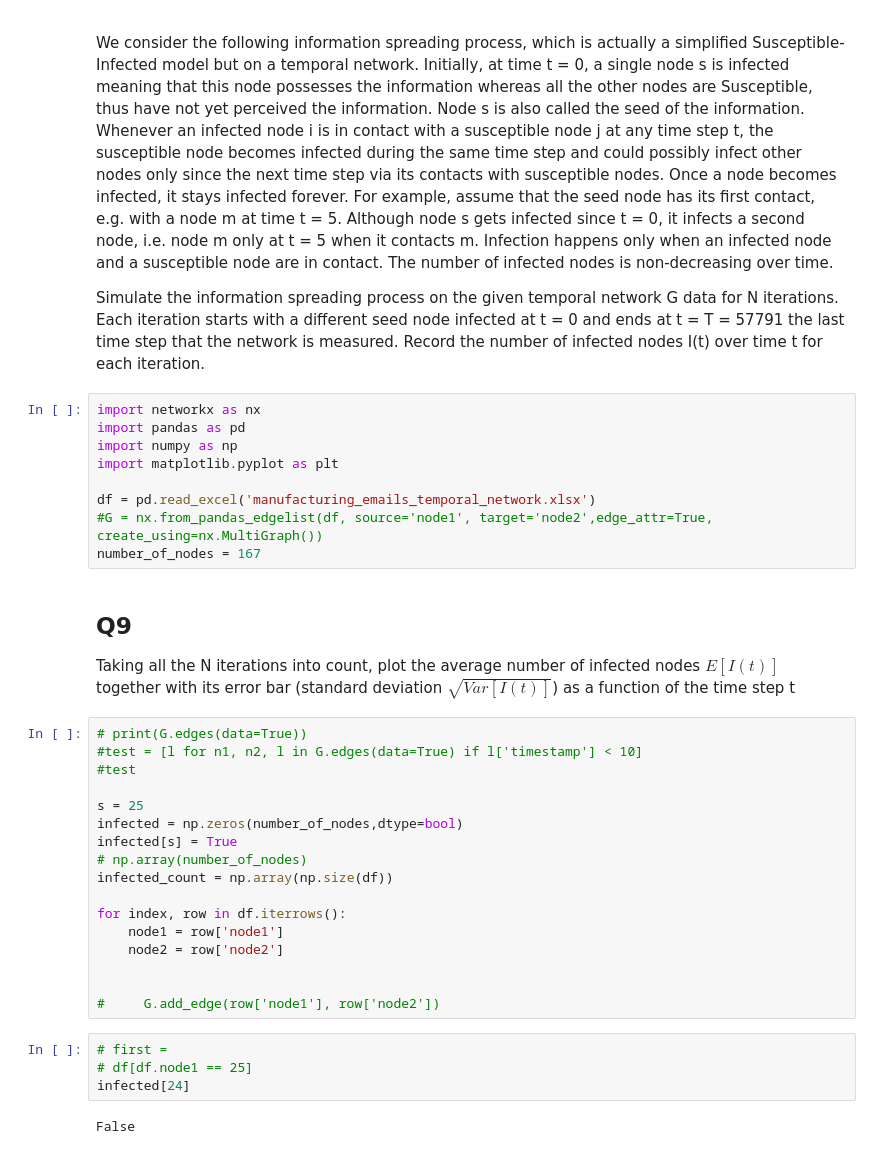
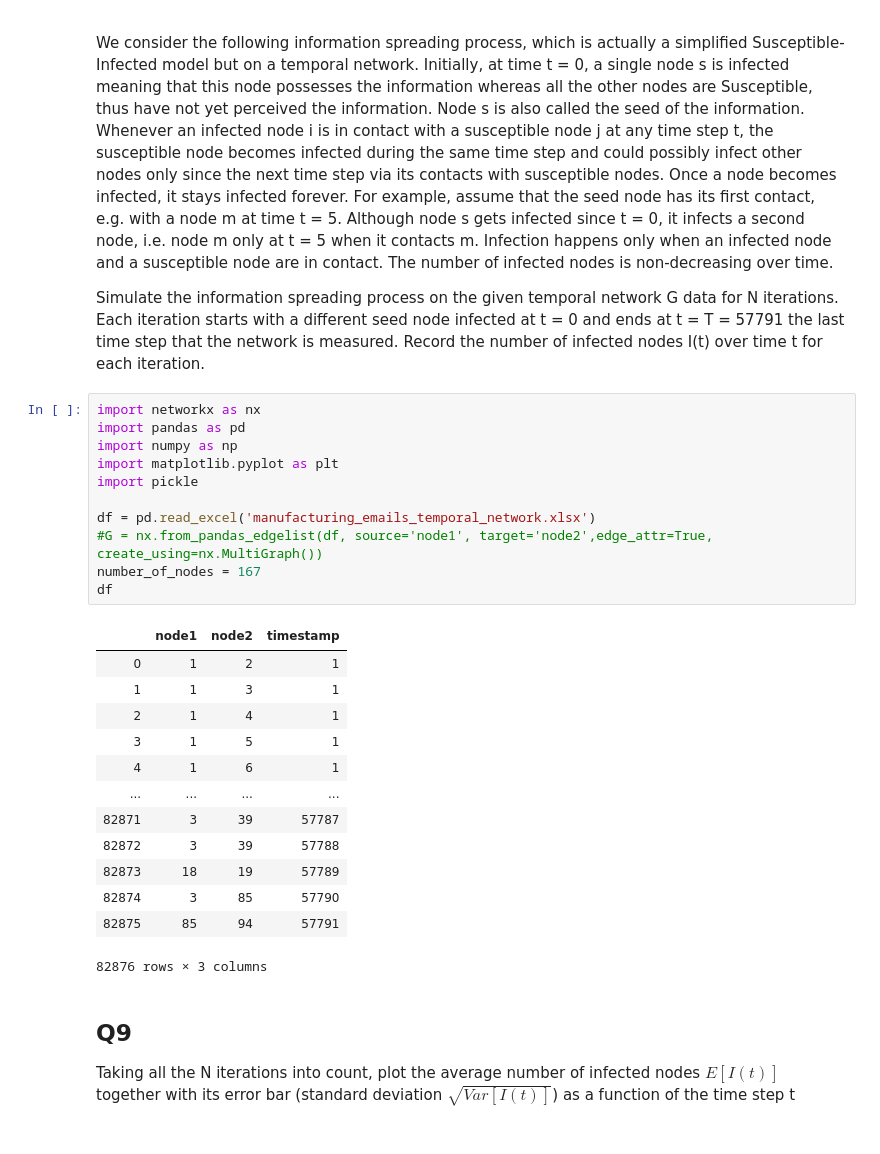
Before and after one commit to TBruyn/Modeling-and-Data-Analysis-in-Complex-Networks, a Jupyter notebook: assignment1/assignment1_B.ipynb, the cells around one changed output. Drawn from its saved outputs; the diff is of its cells as text.

```diff
--- a/assignment1/assignment1_B.ipynb
+++ b/assignment1/assignment1_B.ipynb
@@ -18,37 +18,30 @@ the network is measured. Record the number of infected nodes I(t) over time t fo
 # %%
 import networkx as nx
 import pandas as pd
 import numpy as np
 import matplotlib.pyplot as plt
+import pickle
 
 df = pd.read_excel('manufacturing_emails_temporal_network.xlsx')
 #G = nx.from_pandas_edgelist(df, source='node1', target='node2',edge_attr=True, create_using=nx.MultiGraph())
 number_of_nodes = 167
+df
+# %% [output]
+|  | node1 | node2 | timestamp |
+| 0 | 1 | 2 | 1 |
+| 1 | 1 | 3 | 1 |
+| 2 | 1 | 4 | 1 |
+| 3 | 1 | 5 | 1 |
+| 4 | 1 | 6 | 1 |
+| ... | ... | ... | ... |
+| 82871 | 3 | 39 | 57787 |
+| 82872 | 3 | 39 | 57788 |
+| 82873 | 18 | 19 | 57789 |
+| 82874 | 3 | 85 | 57790 |
+| 82875 | 85 | 94 | 57791 |
+82876 rows × 3 columns
 # %% [markdown]
 ## Q9
 
 Taking all the N iterations into count, plot the average number of infected nodes $E[I(t)]$ together with
 its error bar (standard deviation $\sqrt{Var[I(t)]}$) as a function of the time step t
-# %%
-# print(G.edges(data=True))
-#test = [l for n1, n2, l in G.edges(data=True) if l['timestamp'] < 10]
-#test
-
-s = 25
-infected = np.zeros(number_of_nodes,dtype=bool)
-infected[s] = True
-# np.array(number_of_nodes)
-infected_count = np.array(np.size(df))
-
-for index, row in df.iterrows():
-    node1 = row['node1']
-    node2 = row['node2']
-
-
-#     G.add_edge(row['node1'], row['node2'])
-# %%
-# first =
-# df[df.node1 == 25]
-infected[24]
-# %% [output]
-False
```
Also changed, not shown: parts of 3 cells of this notebook.
